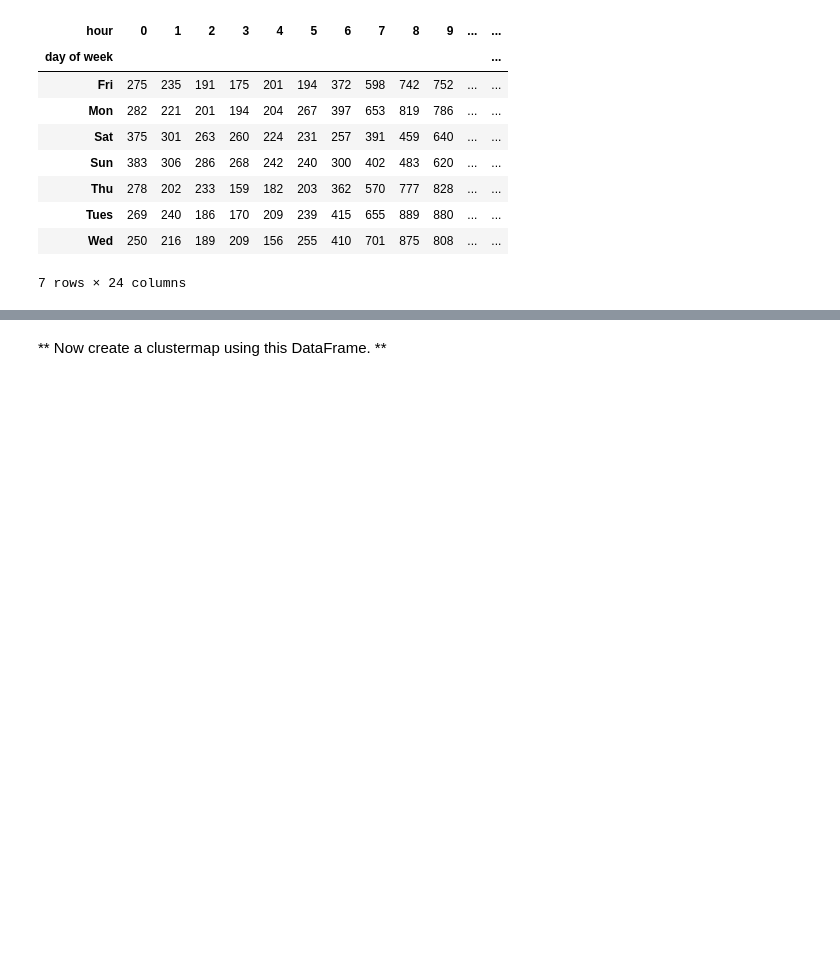
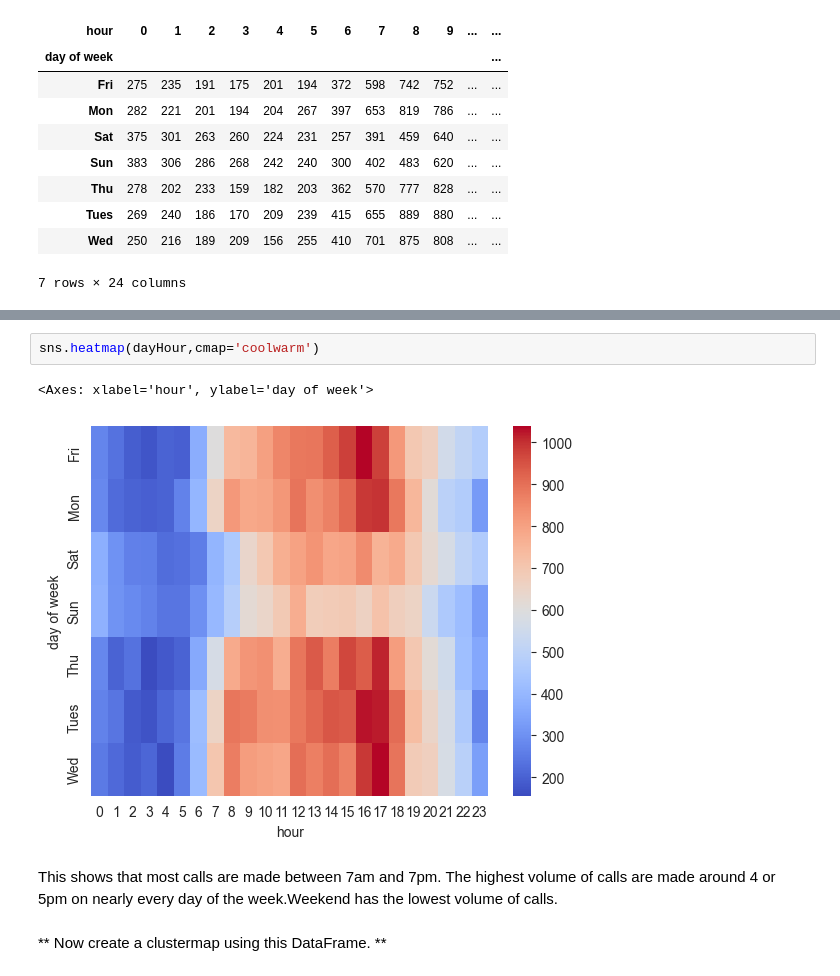
Before and after one commit to eram-f/capstone_project, a Jupyter notebook: 01-911 Calls Data Capstone Project.ipynb, the cells around one changed output, grey strips where cells are left out. Saved outputs shown, nothing was run; the diff lists cells and outputs as text; blank space fills up the shorter version.

```diff
--- a/01-911 Calls Data Capstone Project.ipynb
+++ b/01-911 Calls Data Capstone Project.ipynb
@@ -314,2 +314,10 @@ ValueError: Index contains duplicate entries, cannot reshape
+# %%
+sns.heatmap(dayHour,cmap='coolwarm')
+# %% [output]
+<Axes: xlabel='hour', ylabel='day of week'>
+[figure, added]
+# %% [markdown]
+This shows that most calls are made between 7am and 7pm. The highest volume of calls
+are made around 4 or 5pm on nearly every day of the week.Weekend has the lowest volume of calls.
 # %% [markdown]
 ** Now create a clustermap using this DataFrame. **
```
Also changed, not shown: parts of 32 cells of this notebook.
